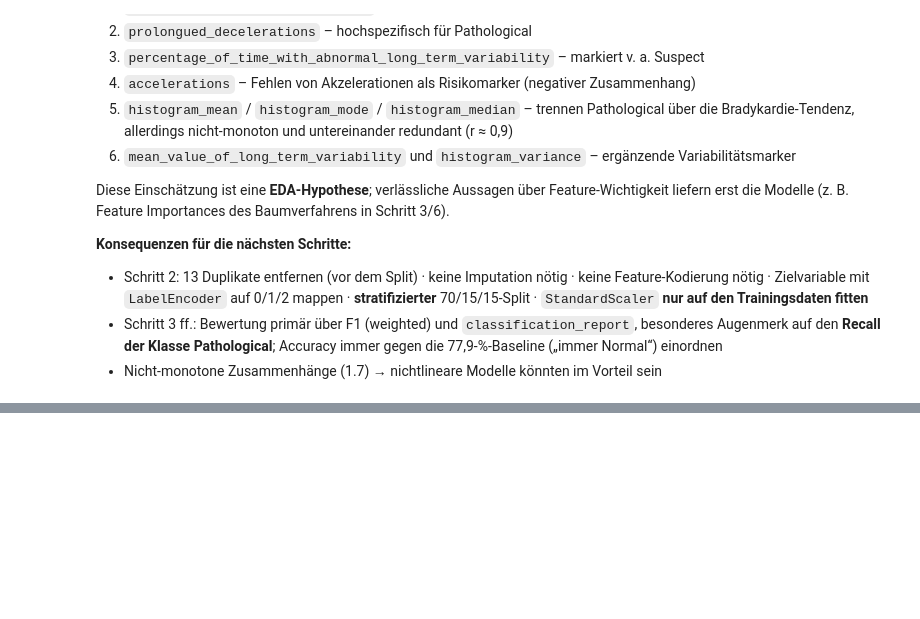
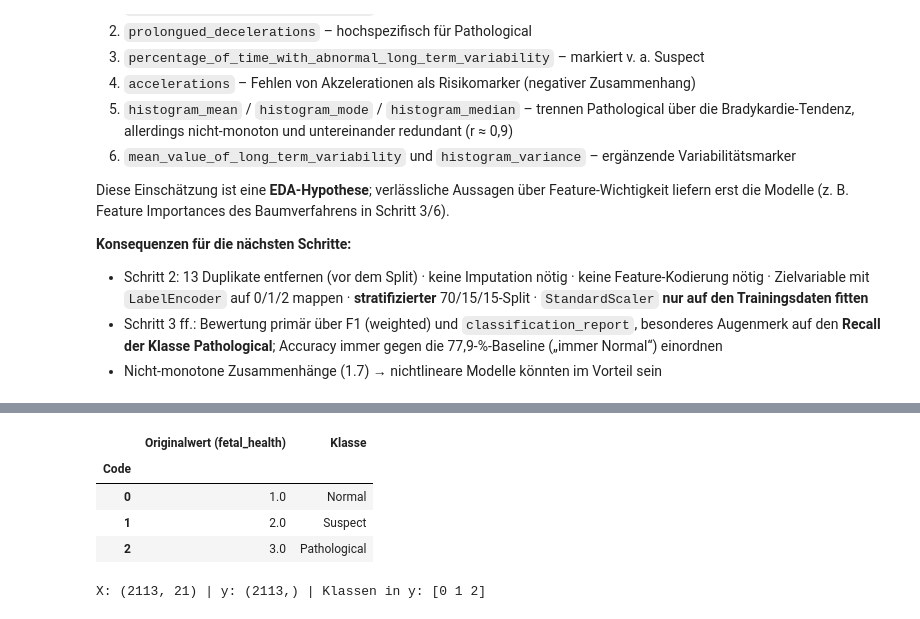
Before and after one commit to spaiK111/DHBW-ML-Assignment, a Jupyter notebook: src/fetal_health_modellvergleich.ipynb, the cells around one changed output, grey strips where cells are left out. Saved outputs shown, nothing was run; the diff lists cells and outputs as text; code cells hidden in the pictures; blank space fills up the shorter version.

```diff
--- a/src/fetal_health_modellvergleich.ipynb
+++ b/src/fetal_health_modellvergleich.ipynb
@@ -479,0 +518,14 @@ liefern erst die Modelle (z. B. Feature Importances des Baumverfahrens in Schrit
+# %%
+# Quelle: Claude
+print("Zeilen vor dem Entfernen: ", len(df))
+df_clean = df.drop_duplicates().reset_index(drop=True)
+print("Zeilen nach dem Entfernen:", len(df_clean),
+      f"  ({len(df) - len(df_clean)} Duplikate entfernt)")
+
+verteilung = df_clean["fetal_health"].value_counts().sort_index()
+print("\nKlassenverteilung nach der Duplikat-Entfernung:")
+print(pd.DataFrame({
+    "Klasse": [CLASS_NAMES[c] for c in verteilung.index],
+    "n": verteilung.values,
+    "%": (verteilung.values / len(df_clean) * 100).round(2),
+}).to_string(index=False))
@@ -479,0 +593,25 @@ liefern erst die Modelle (z. B. Feature Importances des Baumverfahrens in Schrit
+# %%
+# Quelle: Claude
+from sklearn.preprocessing import LabelEncoder
+
+le = LabelEncoder()
+y = le.fit_transform(df_clean["fetal_health"])
+X = df_clean.drop(columns="fetal_health")
+
+# Klassennamen in Code-Reihenfolge (0, 1, 2) - wird in allen folgenden Schritten verwendet
+TARGET_NAMES = [CLASS_NAMES[c] for c in le.classes_]
+
+mapping = pd.DataFrame({
+    "Originalwert (fetal_health)": le.classes_,
+    "Klasse": TARGET_NAMES,
+}, index=pd.Index(range(len(le.classes_)), name="Code"))
+display(mapping)
+
+print("X:", X.shape, "| y:", y.shape, "| Klassen in y:", np.unique(y))
+# %% [output]
+|  | Originalwert (fetal_health) | Klasse |
+| Code |  |  |
+| 0 | 1.0 | Normal |
+| 1 | 2.0 | Suspect |
+| 2 | 3.0 | Pathological |
+X: (2113, 21) | y: (2113,) | Klassen in y: [0 1 2]
```
Also changed, not shown: parts of 23 cells of this notebook, 2 other files.
